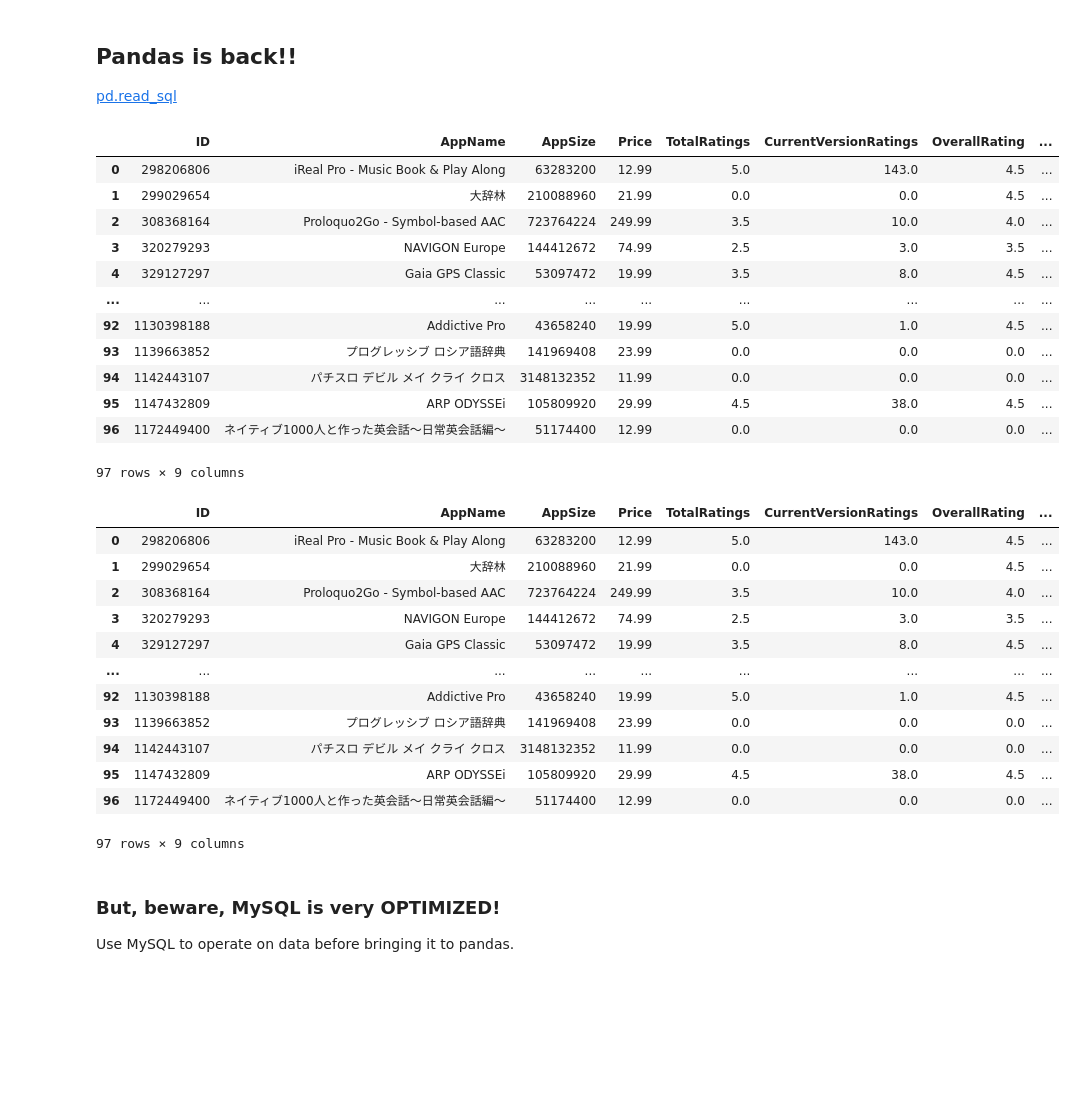
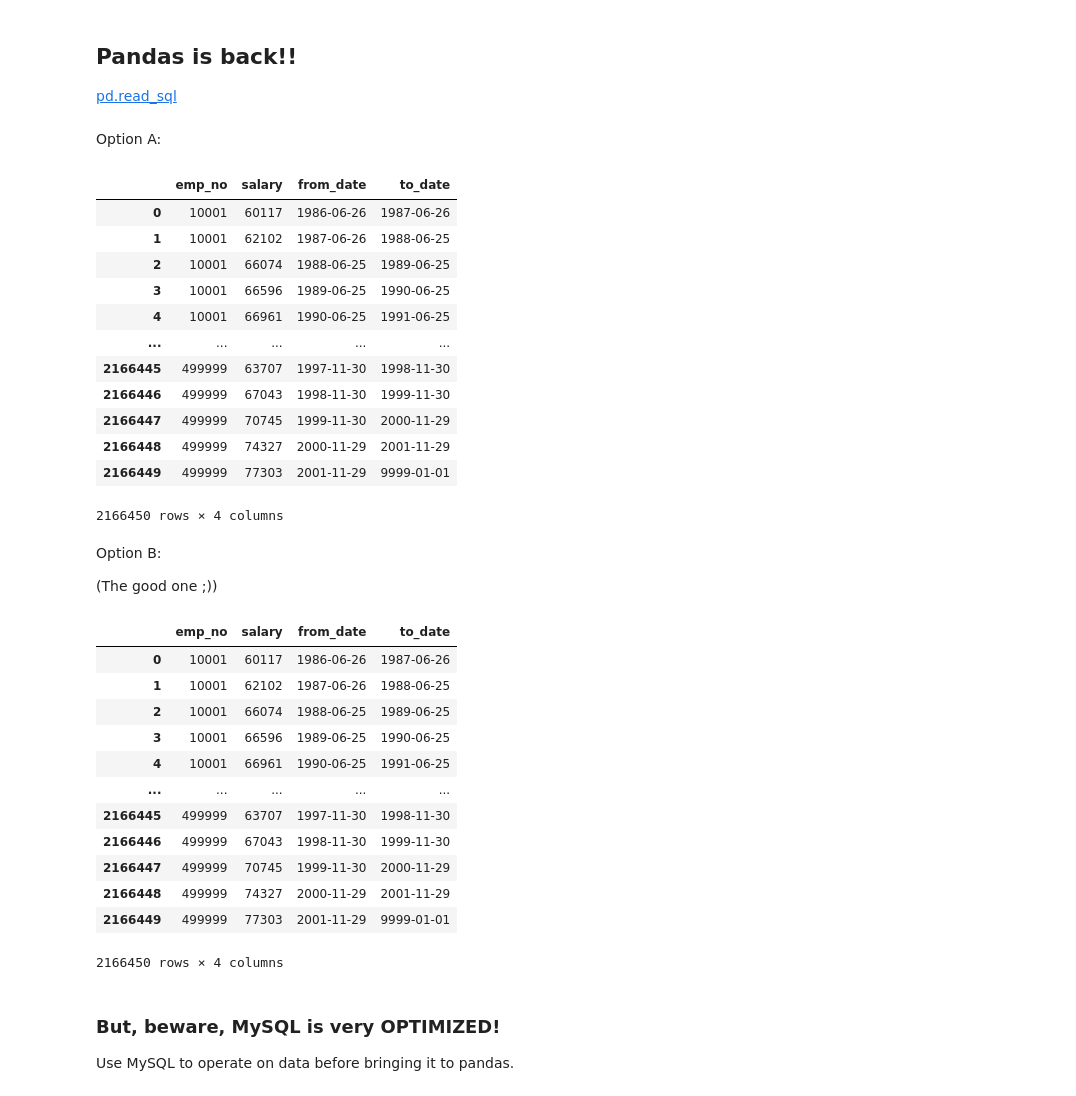
Before and after one commit to sheriffff/teaching-ironhack-data-madrid-2020, a Jupyter notebook: week_04/02-SQLalchemy.ipynb, the cells around one changed output. Drawn from its saved outputs; the diff is of its cells as text; code cells hidden in the pictures; blank space fills up the shorter version.

```diff
--- a/week_04/02-SQLalchemy.ipynb
+++ b/week_04/02-SQLalchemy.ipynb
@@ -151,45 +180,52 @@ for _ in range(3):
 ## Pandas is back!!
 
 [pd.read_sql](https://pandas.pydata.org/pandas-docs/stable/reference/api/pandas.read_sql.html)
+# %% [markdown]
+Option A:
 # %%
 # execute Queries
-query = "SELECT * FROM Ratings WHERE price > 10;"
+query = "SELECT * FROM salaries WHERE salary > 50000;"
 res = conn.execute(query)
 # %%
 # Translate the table into a DataFrame
-pd.DataFrame(res, columns=[field['name'] for field in inspector.get_columns('Ratings')])
+pd.DataFrame(res, columns=[field['name'] for field in inspector.get_columns('Salaries')])
 # %% [output]
-|  | ID | AppName | AppSize | Price | TotalRatings | CurrentVersionRatings | OverallRating | ... |
-| 0 | 298206806 | iReal Pro - Music Book & Play Along | 63283200 | 12.99 | 5.0 | 143.0 | 4.5 | ... |
-| 1 | 299029654 | 大辞林 | 210088960 | 21.99 | 0.0 | 0.0 | 4.5 | ... |
-| 2 | 308368164 | Proloquo2Go - Symbol-based AAC | 723764224 | 249.99 | 3.5 | 10.0 | 4.0 | ... |
-| 3 | 320279293 | NAVIGON Europe | 144412672 | 74.99 | 2.5 | 3.0 | 3.5 | ... |
-| 4 | 329127297 | Gaia GPS Classic | 53097472 | 19.99 | 3.5 | 8.0 | 4.5 | ... |
-| ... | ... | ... | ... | ... | ... | ... | ... | ... |
-| 92 | 1130398188 | Addictive Pro | 43658240 | 19.99 | 5.0 | 1.0 | 4.5 | ... |
-| 93 | 1139663852 | プログレッシブ ロシア語辞典 | 141969408 | 23.99 | 0.0 | 0.0 | 0.0 | ... |
-| 94 | 1142443107 | パチスロ デビル メイ クライ クロス | 3148132352 | 11.99 | 0.0 | 0.0 | 0.0 | ... |
-| 95 | 1147432809 | ARP ODYSSEi | 105809920 | 29.99 | 4.5 | 38.0 | 4.5 | ... |
-| 96 | 1172449400 | ネイティブ1000人と作った英会話～日常英会話編～ | 51174400 | 12.99 | 0.0 | 0.0 | 0.0 | ... |
+|  | emp_no | salary | from_date | to_date |
+| 0 | 10001 | 60117 | 1986-06-26 | 1987-06-26 |
+| 1 | 10001 | 62102 | 1987-06-26 | 1988-06-25 |
+| 2 | 10001 | 66074 | 1988-06-25 | 1989-06-25 |
+| 3 | 10001 | 66596 | 1989-06-25 | 1990-06-25 |
+| 4 | 10001 | 66961 | 1990-06-25 | 1991-06-25 |
+| ... | ... | ... | ... | ... |
+| 2166445 | 499999 | 63707 | 1997-11-30 | 1998-11-30 |
+| 2166446 | 499999 | 67043 | 1998-11-30 | 1999-11-30 |
+| 2166447 | 499999 | 70745 | 1999-11-30 | 2000-11-29 |
+| 2166448 | 499999 | 74327 | 2000-11-29 | 2001-11-29 |
+| 2166449 | 499999 | 77303 | 2001-11-29 | 9999-01-01 |
-97 rows × 9 columns
+2166450 rows × 4 columns
+# %% [markdown]
+Option B:
+
+(The good one ;))
 # %%
 # Use pandas to read directly from queries
+query = "SELECT * FROM salaries WHERE salary > 50000;"
 df = pd.read_sql(con=conn, sql=query)
 df
 # %% [output]
-|  | ID | AppName | AppSize | Price | TotalRatings | CurrentVersionRatings | OverallRating | ... |
-| 0 | 298206806 | iReal Pro - Music Book & Play Along | 63283200 | 12.99 | 5.0 | 143.0 | 4.5 | ... |
-| 1 | 299029654 | 大辞林 | 210088960 | 21.99 | 0.0 | 0.0 | 4.5 | ... |
-| 2 | 308368164 | Proloquo2Go - Symbol-based AAC | 723764224 | 249.99 | 3.5 | 10.0 | 4.0 | ... |
-| 3 | 320279293 | NAVIGON Europe | 144412672 | 74.99 | 2.5 | 3.0 | 3.5 | ... |
-| 4 | 329127297 | Gaia GPS Classic | 53097472 | 19.99 | 3.5 | 8.0 | 4.5 | ... |
-| ... | ... | ... | ... | ... | ... | ... | ... | ... |
-| 92 | 1130398188 | Addictive Pro | 43658240 | 19.99 | 5.0 | 1.0 | 4.5 | ... |
-| 93 | 1139663852 | プログレッシブ ロシア語辞典 | 141969408 | 23.99 | 0.0 | 0.0 | 0.0 | ... |
-| 94 | 1142443107 | パチスロ デビル メイ クライ クロス | 3148132352 | 11.99 | 0.0 | 0.0 | 0.0 | ... |
-| 95 | 1147432809 | ARP ODYSSEi | 105809920 | 29.99 | 4.5 | 38.0 | 4.5 | ... |
-| 96 | 1172449400 | ネイティブ1000人と作った英会話～日常英会話編～ | 51174400 | 12.99 | 0.0 | 0.0 | 0.0 | ... |
+|  | emp_no | salary | from_date | to_date |
+| 0 | 10001 | 60117 | 1986-06-26 | 1987-06-26 |
+| 1 | 10001 | 62102 | 1987-06-26 | 1988-06-25 |
+| 2 | 10001 | 66074 | 1988-06-25 | 1989-06-25 |
+| 3 | 10001 | 66596 | 1989-06-25 | 1990-06-25 |
+| 4 | 10001 | 66961 | 1990-06-25 | 1991-06-25 |
+| ... | ... | ... | ... | ... |
+| 2166445 | 499999 | 63707 | 1997-11-30 | 1998-11-30 |
+| 2166446 | 499999 | 67043 | 1998-11-30 | 1999-11-30 |
+| 2166447 | 499999 | 70745 | 1999-11-30 | 2000-11-29 |
+| 2166448 | 499999 | 74327 | 2000-11-29 | 2001-11-29 |
+| 2166449 | 499999 | 77303 | 2001-11-29 | 9999-01-01 |
-97 rows × 9 columns
+2166450 rows × 4 columns
 # %% [markdown]
 ### But, beware,  MySQL is very OPTIMIZED!
 Use MySQL to operate on data before bringing it to pandas.
```
Also changed, not shown: parts of 47 cells of this notebook, 3 other files.
